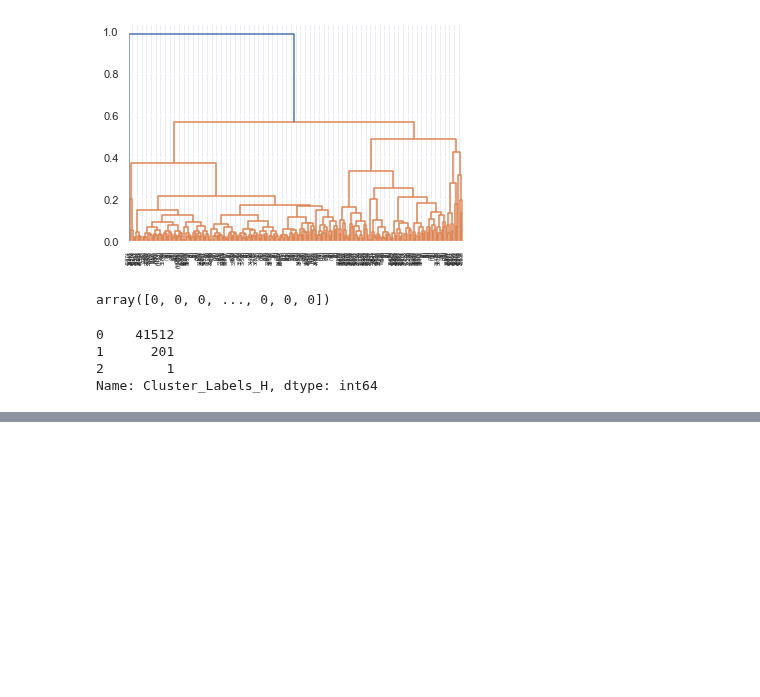
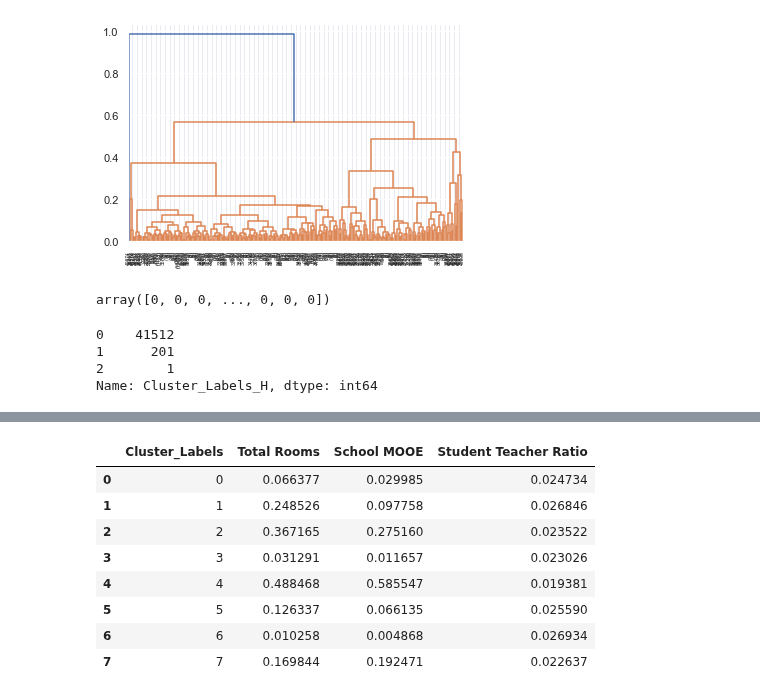
Before and after one commit to ericxmagno/education-analytics, a Jupyter notebook: education_analytics/Sprint1_EDA_Justine.ipynb, the cells around one changed output, grey strips where cells are left out. Cells and saved outputs as stored; diff of their text form; code cells hidden in the pictures; blank space fills up the shorter version.

```diff
--- a/education_analytics/Sprint1_EDA_Justine.ipynb
+++ b/education_analytics/Sprint1_EDA_Justine.ipynb
@@ -469,0 +490,22 @@ Name: Cluster_Labels_H, dtype: int64
+# %%
+from sklearn.preprocessing import MinMaxScaler
+scaler = MinMaxScaler()
+df_minmax = scaler.fit_transform(df_eda_numeric_orig)
+
+df_minmax = pd.DataFrame(df_minmax, index=df_eda_numeric_orig.index, columns=df_eda_numeric_orig.columns)
+
+df_minmax['Cluster_Labels'] = cluster_labels
+
+df_clusters = df_minmax.set_index("Cluster_Labels")
+df_clusters = df_clusters.groupby("Cluster_Labels").mean().reset_index()
+df_clusters
+# %% [output]
+|  | Cluster_Labels | Total Rooms | School MOOE | Student Teacher Ratio |
+| 0 | 0 | 0.066377 | 0.029985 | 0.024734 |
+| 1 | 1 | 0.248526 | 0.097758 | 0.026846 |
+| 2 | 2 | 0.367165 | 0.275160 | 0.023522 |
+| 3 | 3 | 0.031291 | 0.011657 | 0.023026 |
+| 4 | 4 | 0.488468 | 0.585547 | 0.019381 |
+| 5 | 5 | 0.126337 | 0.066135 | 0.025590 |
+| 6 | 6 | 0.010258 | 0.004868 | 0.026934 |
+| 7 | 7 | 0.169844 | 0.192471 | 0.022637 |
```
Also changed, not shown: parts of 4 cells of this notebook.
